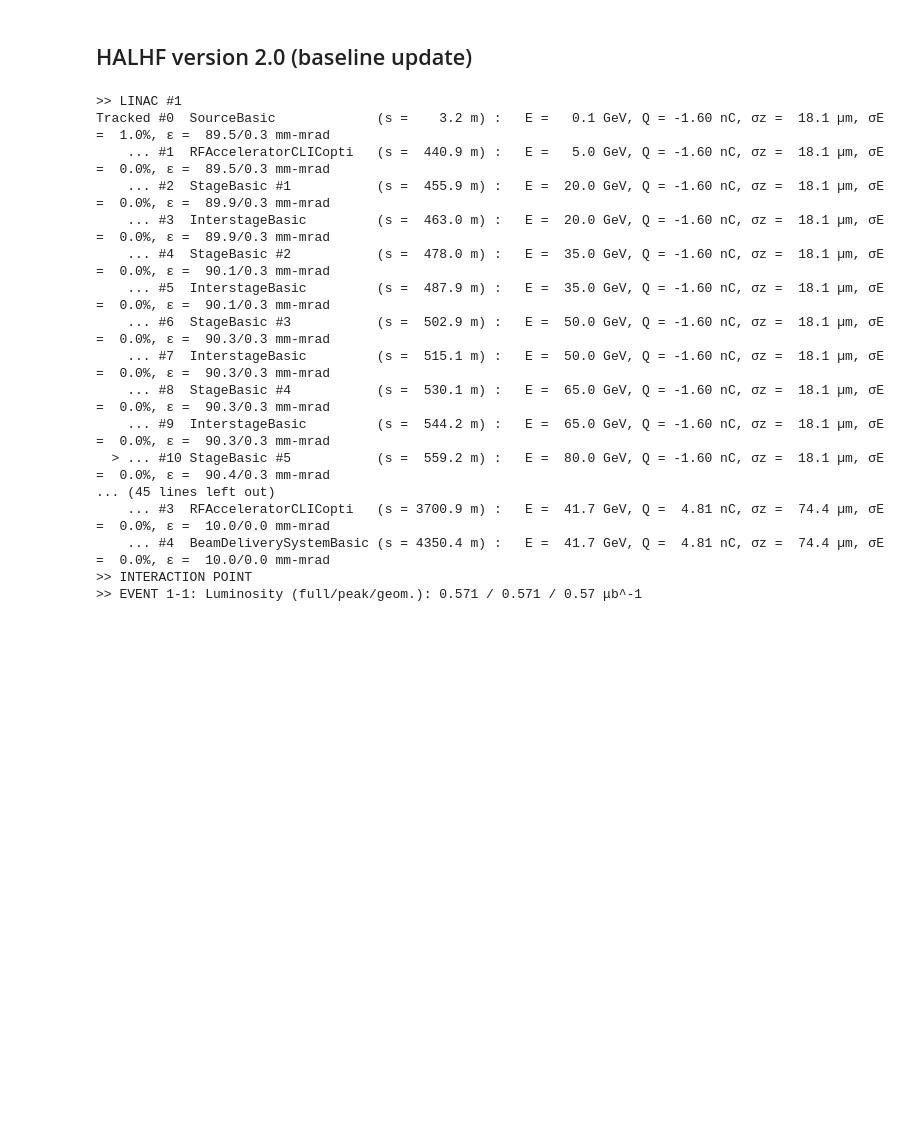
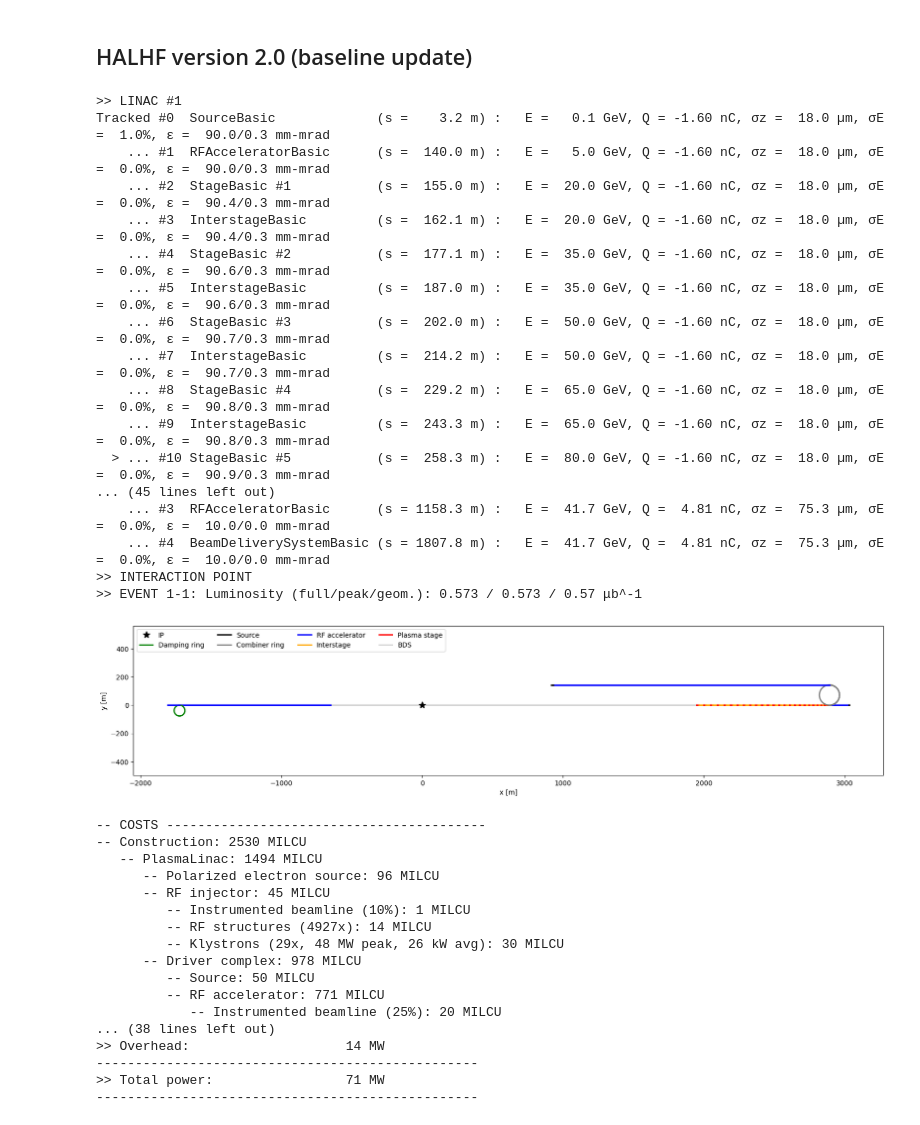
Before and after one commit to abel-framework/ABEL, a Jupyter notebook: examples/preset_example.ipynb, the cells around one changed output. Saved outputs shown, nothing was run; the diff lists cells and outputs as text; code cells hidden in the pictures; blank space fills up the shorter version.

```diff
--- a/examples/preset_example.ipynb
+++ b/examples/preset_example.ipynb
@@ -53,22 +57,43 @@ halhf1.print_cost()
 ## HALHF version 2.0 (baseline update)
 # %%
 halhf2 = HALHFv2()
-halhf2.run('preset_example2', overwrite=True)
+halhf2.run('preset_example_HALHF2', overwrite=True, verbose=True)
+halhf2.plot_survey()
+halhf2.print_cost()
+halhf2.print_power()
 # %% [output]
 >> LINAC #1
-Tracked #0  SourceBasic             (s =    3.2 m) :   E =   0.1 GeV, Q = -1.60 nC, σz =  18.1 µm, σE =  1.0%, ε =  89.5/0.3 mm-mrad
-    ... #1  RFAcceleratorCLICopti   (s =  440.9 m) :   E =   5.0 GeV, Q = -1.60 nC, σz =  18.1 µm, σE =  0.0%, ε =  89.5/0.3 mm-mrad
-    ... #2  StageBasic #1           (s =  455.9 m) :   E =  20.0 GeV, Q = -1.60 nC, σz =  18.1 µm, σE =  0.0%, ε =  89.9/0.3 mm-mrad
-    ... #3  InterstageBasic         (s =  463.0 m) :   E =  20.0 GeV, Q = -1.60 nC, σz =  18.1 µm, σE =  0.0%, ε =  89.9/0.3 mm-mrad
-    ... #4  StageBasic #2           (s =  478.0 m) :   E =  35.0 GeV, Q = -1.60 nC, σz =  18.1 µm, σE =  0.0%, ε =  90.1/0.3 mm-mrad
-    ... #5  InterstageBasic         (s =  487.9 m) :   E =  35.0 GeV, Q = -1.60 nC, σz =  18.1 µm, σE =  0.0%, ε =  90.1/0.3 mm-mrad
-    ... #6  StageBasic #3           (s =  502.9 m) :   E =  50.0 GeV, Q = -1.60 nC, σz =  18.1 µm, σE =  0.0%, ε =  90.3/0.3 mm-mrad
-    ... #7  InterstageBasic         (s =  515.1 m) :   E =  50.0 GeV, Q = -1.60 nC, σz =  18.1 µm, σE =  0.0%, ε =  90.3/0.3 mm-mrad
-    ... #8  StageBasic #4           (s =  530.1 m) :   E =  65.0 GeV, Q = -1.60 nC, σz =  18.1 µm, σE =  0.0%, ε =  90.3/0.3 mm-mrad
-    ... #9  InterstageBasic         (s =  544.2 m) :   E =  65.0 GeV, Q = -1.60 nC, σz =  18.1 µm, σE =  0.0%, ε =  90.3/0.3 mm-mrad
-  > ... #10 StageBasic #5           (s =  559.2 m) :   E =  80.0 GeV, Q = -1.60 nC, σz =  18.1 µm, σE =  0.0%, ε =  90.4/0.3 mm-mrad
+Tracked #0  SourceBasic             (s =    3.2 m) :   E =   0.1 GeV, Q = -1.60 nC, σz =  18.0 µm, σE =  1.0%, ε =  90.0/0.3 mm-mrad
+    ... #1  RFAcceleratorBasic      (s =  140.0 m) :   E =   5.0 GeV, Q = -1.60 nC, σz =  18.0 µm, σE =  0.0%, ε =  90.0/0.3 mm-mrad
+    ... #2  StageBasic #1           (s =  155.0 m) :   E =  20.0 GeV, Q = -1.60 nC, σz =  18.0 µm, σE =  0.0%, ε =  90.4/0.3 mm-mrad
+    ... #3  InterstageBasic         (s =  162.1 m) :   E =  20.0 GeV, Q = -1.60 nC, σz =  18.0 µm, σE =  0.0%, ε =  90.4/0.3 mm-mrad
+    ... #4  StageBasic #2           (s =  177.1 m) :   E =  35.0 GeV, Q = -1.60 nC, σz =  18.0 µm, σE =  0.0%, ε =  90.6/0.3 mm-mrad
+    ... #5  InterstageBasic         (s =  187.0 m) :   E =  35.0 GeV, Q = -1.60 nC, σz =  18.0 µm, σE =  0.0%, ε =  90.6/0.3 mm-mrad
+    ... #6  StageBasic #3           (s =  202.0 m) :   E =  50.0 GeV, Q = -1.60 nC, σz =  18.0 µm, σE =  0.0%, ε =  90.7/0.3 mm-mrad
+    ... #7  InterstageBasic         (s =  214.2 m) :   E =  50.0 GeV, Q = -1.60 nC, σz =  18.0 µm, σE =  0.0%, ε =  90.7/0.3 mm-mrad
+    ... #8  StageBasic #4           (s =  229.2 m) :   E =  65.0 GeV, Q = -1.60 nC, σz =  18.0 µm, σE =  0.0%, ε =  90.8/0.3 mm-mrad
+    ... #9  InterstageBasic         (s =  243.3 m) :   E =  65.0 GeV, Q = -1.60 nC, σz =  18.0 µm, σE =  0.0%, ε =  90.8/0.3 mm-mrad
+  > ... #10 StageBasic #5           (s =  258.3 m) :   E =  80.0 GeV, Q = -1.60 nC, σz =  18.0 µm, σE =  0.0%, ε =  90.9/0.3 mm-mrad
 ... (45 lines left out)
-    ... #3  RFAcceleratorCLICopti   (s = 3700.9 m) :   E =  41.7 GeV, Q =  4.81 nC, σz =  74.4 µm, σE =  0.0%, ε =  10.0/0.0 mm-mrad
-    ... #4  BeamDeliverySystemBasic (s = 4350.4 m) :   E =  41.7 GeV, Q =  4.81 nC, σz =  74.4 µm, σE =  0.0%, ε =  10.0/0.0 mm-mrad
+    ... #3  RFAcceleratorBasic      (s = 1158.3 m) :   E =  41.7 GeV, Q =  4.81 nC, σz =  75.3 µm, σE =  0.0%, ε =  10.0/0.0 mm-mrad
+    ... #4  BeamDeliverySystemBasic (s = 1807.8 m) :   E =  41.7 GeV, Q =  4.81 nC, σz =  75.3 µm, σE =  0.0%, ε =  10.0/0.0 mm-mrad
 >> INTERACTION POINT
->> EVENT 1-1: Luminosity (full/peak/geom.): 0.571 / 0.571 / 0.57 μb^-1
+>> EVENT 1-1: Luminosity (full/peak/geom.): 0.573 / 0.573 / 0.57 μb^-1
+[figure, added]
+-- COSTS -----------------------------------------
+-- Construction: 2530 MILCU
+   -- PlasmaLinac: 1494 MILCU
+      -- Polarized electron source: 96 MILCU
+      -- RF injector: 45 MILCU
+         -- Instrumented beamline (10%): 1 MILCU
+         -- RF structures (4927x): 14 MILCU
+         -- Klystrons (29x, 48 MW peak, 26 kW avg): 30 MILCU
+      -- Driver complex: 978 MILCU
+         -- Source: 50 MILCU
+         -- RF accelerator: 771 MILCU
+            -- Instrumented beamline (25%): 20 MILCU
+... (38 lines left out)
+>> Overhead:                    14 MW
+-------------------------------------------------
+>> Total power:                 71 MW
+-------------------------------------------------
```
Also changed, not shown: parts of 11 cells of this notebook, 18 other files.
